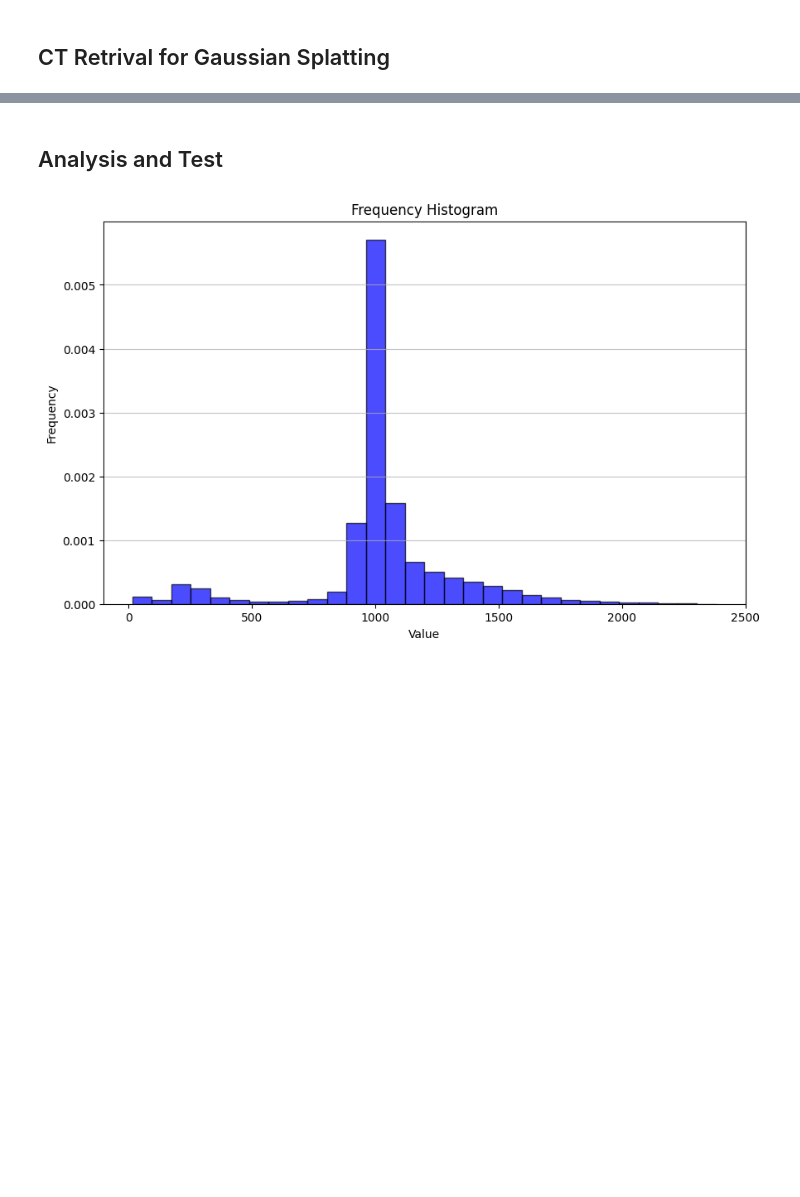
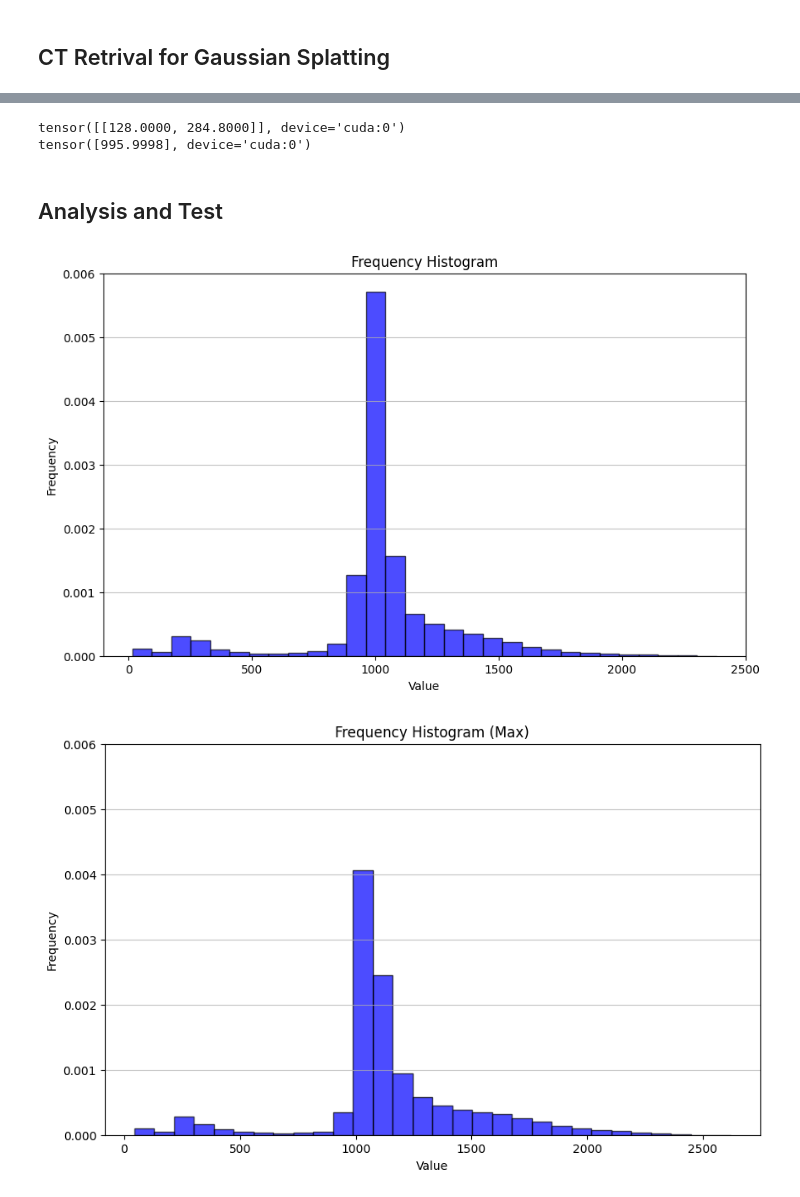
Before and after one commit to Huster-YZY/LOD-GS, a Jupyter notebook: ct_retrieval/retrieval.ipynb, the cells around one changed output, grey strips where cells are left out. Saved outputs shown, nothing was run; the diff lists cells and outputs as text; code cells hidden in the pictures; blank space fills up the shorter version.

Commit message:
max pooling ct retrieval

```diff
--- a/ct_retrieval/retrieval.ipynb
+++ b/ct_retrieval/retrieval.ipynb
@@ -137,0 +144,28 @@ retrieved_ct_value = ct_retrieval(xyz, ct_volume)
+# %%
+def ct_retrieval_max(pos: torch.Tensor, volume: torch.Tensor):
+    def loc_tensor(pos: torch.Tensor):
+        locater_offset = -5
+        z = pos[:,1:2]
+        num_insta  = (z-locater_offset)/0.01
+        xy = pos[:, (0,2)]
+        xy = ((2.4 - xy)[:, (1,0)]/4.8 * 512)
+        # print(xy)
+        xyz = torch.cat([xy, num_insta], dim=-1)
+        return xyz
+    pos = loc_tensor(pos)
+    base = pos.to(torch.int64)
+    offset = pos - base
+    base[:,2] = 850 - base[:,2]
+    x_offset, y_offset, z_offset = offset[:,0], offset[:,1], offset[:,2]
+    a, b, c, d = (1-x_offset)*(1-y_offset), x_offset*(1-y_offset), (1-x_offset)*y_offset, x_offset*y_offset
+    e, f = 1 - z_offset, z_offset
+    v0 = volume[base[:,2], base[:,0], base[:,1]].unsqueeze(1)
+    v1 = volume[base[:,2], base[:,0] + 1, base[:,1]].unsqueeze(1)
+    v2 = volume[base[:,2], base[:,0], base[:,1] + 1].unsqueeze(1)
+    v3 = volume[base[:,2], base[:,0] + 1, base[:,1] + 1].unsqueeze(1)
+    v4 = volume[base[:,2] + 1, base[:,0], base[:,1]].unsqueeze(1)
+    v5 = volume[base[:,2] + 1, base[:,0] + 1, base[:,1]].unsqueeze(1)
+    v6 = volume[base[:,2] + 1, base[:,0], base[:,1] + 1].unsqueeze(1)
+    v7 = volume[base[:,2] + 1, base[:,0] + 1, base[:,1] + 1].unsqueeze(1)
+    res = torch.cat([v0,v1,v2,v3,v4,v5,v6,v7], dim=-1)
+    return res.max(-1).values
@@ -138,19 +182,36 @@ retrieved_ct_value = ct_retrieval(xyz, ct_volume)
+# %%
+retrieved_ct_value_max = ct_retrieval_max(xyz, ct_volume)
+# %%
+print(ct_retrieval(torch.tensor([[-0.27, 0.71, 1.2]], device="cuda"), ct_volume)) #for test
+# %% [output]
+tensor([[128.0000, 284.8000]], device='cuda:0')
+tensor([995.9998], device='cuda:0')
 # %% [markdown]
 ## Analysis and Test
 # %%
 import numpy as np
 import matplotlib.pyplot as plt
 
 data = retrieved_ct_value.detach().cpu().numpy()
+data_max = retrieved_ct_value_max.detach().cpu().numpy()
 
 plt.figure(figsize=(10, 6))
 plt.hist(data, bins=30, density=True, alpha=0.7, color='blue', edgecolor='black')
-
-
 plt.title('Frequency Histogram')
 plt.xlabel('Value')
 plt.ylabel('Frequency')
+plt.ylim(0.0,0.006)
 plt.grid(axis='y', alpha=0.75)
 plt.show()
+
+plt.figure(figsize=(10, 6))
+plt.hist(data_max, bins=30, density=True, alpha=0.7, color='blue', edgecolor='black')
+plt.title('Frequency Histogram (Max)')
+plt.xlabel('Value')
+plt.ylabel('Frequency')
+plt.ylim(0.0,0.006)
+plt.grid(axis='y', alpha=0.75)
+plt.show()
 # %% [output]
-[figure, old version]
+[figure, new version]
+[figure, added]
```
Also changed, not shown: parts of 5 cells of this notebook.
